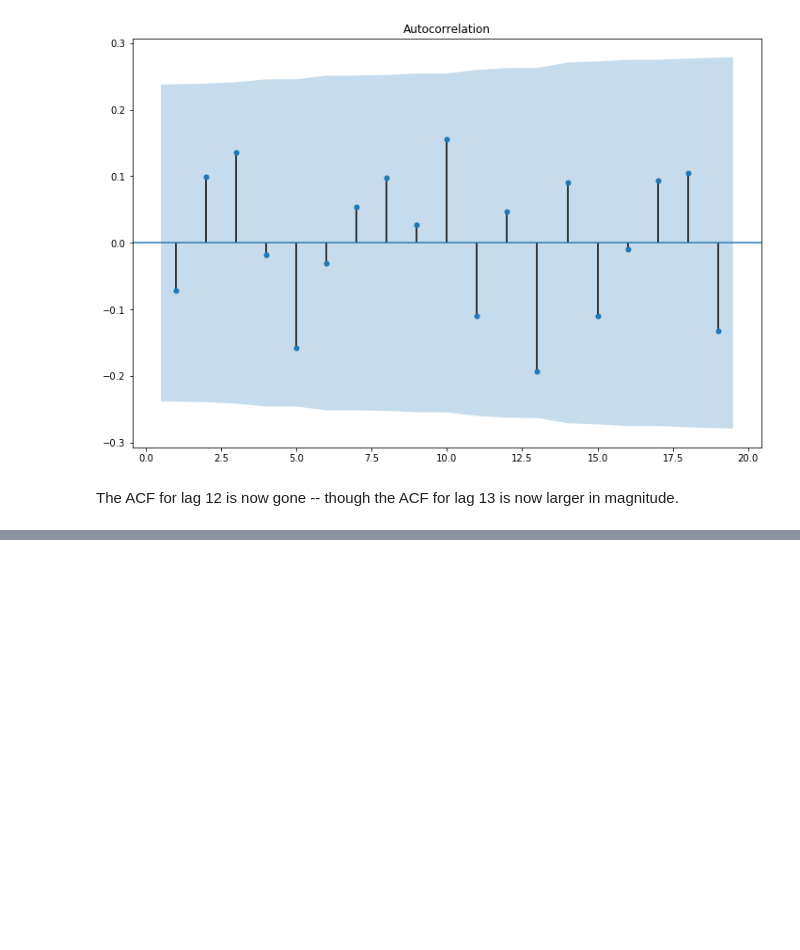
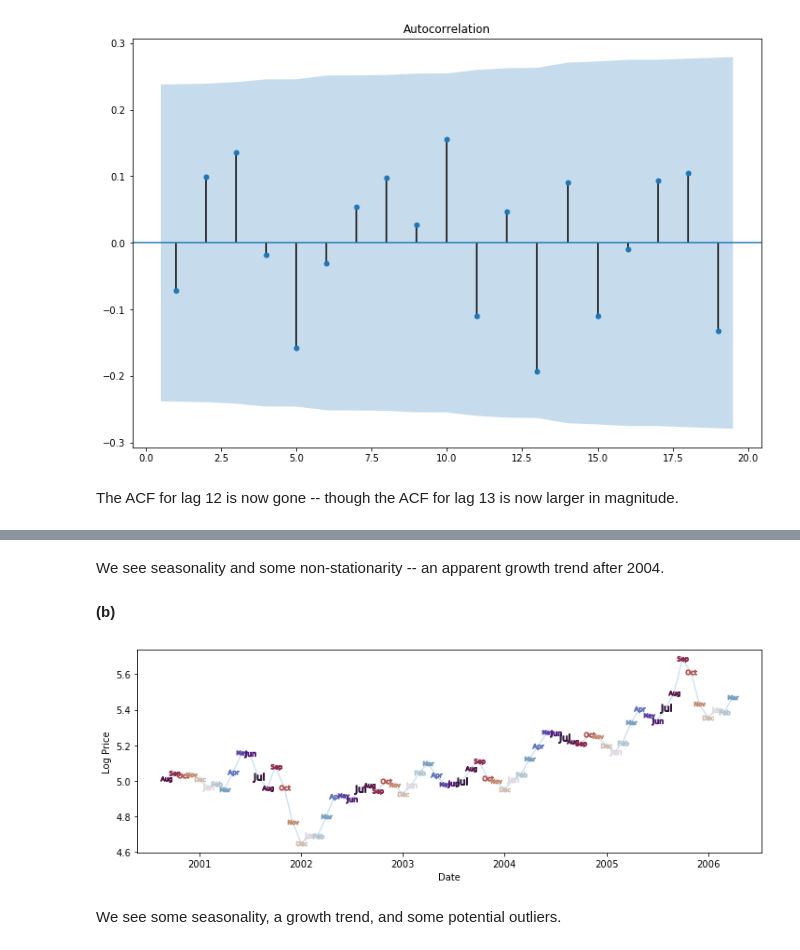
Before and after one commit to telmo-correa/time-series-analysis, a Jupyter notebook: Python/Chapter 11 (Ex 11 - 20) - Time Series Regression Models.ipynb, the cells around one changed output, grey strips where cells are left out. Cells and saved outputs as stored; diff of their text form; code cells hidden in the pictures; blank space fills up the shorter version.

```diff
--- a/Python/Chapter 11 (Ex 11 - 20) - Time Series Regression Models.ipynb
+++ b/Python/Chapter 11 (Ex 11 - 20) - Time Series Regression Models.ipynb
@@ -328,0 +349,10 @@ The ACF for lag 12 is now gone -- though the ACF for lag 13 is now larger in mag
+# %% [markdown]
+We see seasonality and some non-stationarity -- an apparent growth trend after 2004.
+# %% [markdown]
+**(b)**
+# %%
+plot_monthly(data['date'], data['log.price'], 'Date', 'Log Price')
+# %% [output]
+[figure, added]
+# %% [markdown]
+We see some seasonality, a growth trend, and some potential outliers.
```
Also changed, not shown: parts of 43 cells of this notebook, 1 other file.
